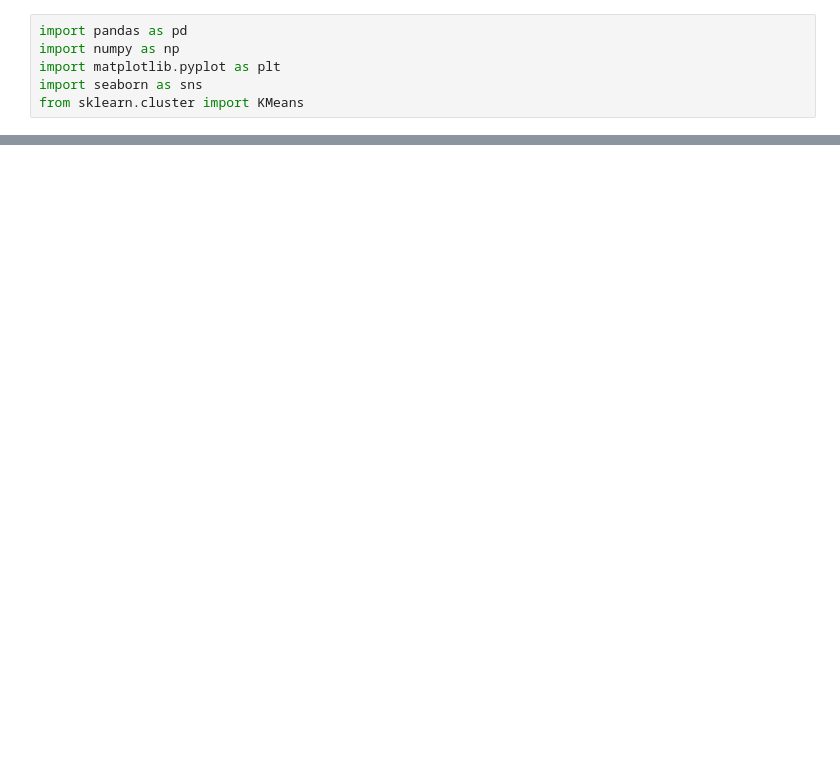
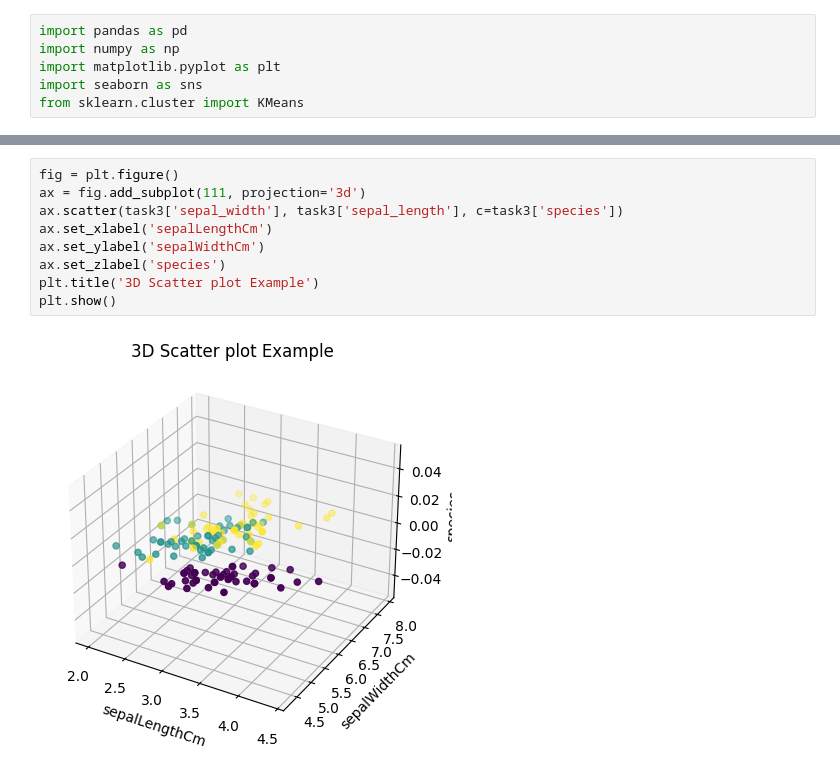
Before and after one commit to Kashu461/CODSOFT_DS_01, a Jupyter notebook: iris_flower_classification.ipynb, the cells around one changed output, grey strips where cells are left out. Saved outputs shown, nothing was run; the diff lists cells and outputs as text; blank space fills up the shorter version.

```diff
--- a/iris_flower_classification.ipynb
+++ b/iris_flower_classification.ipynb
@@ -40,0 +111,11 @@ task2.head(10)
+# %%
+fig = plt.figure()
+ax = fig.add_subplot(111, projection='3d')
+ax.scatter(task3['sepal_width'], task3['sepal_length'], c=task3['species'])
+ax.set_xlabel('sepalLengthCm')
+ax.set_ylabel('sepalWidthCm')
+ax.set_zlabel('species')
+plt.title('3D Scatter plot Example')
+plt.show()
+# %% [output]
+[figure, added]
```
Also changed, not shown: parts of 19 cells of this notebook.
